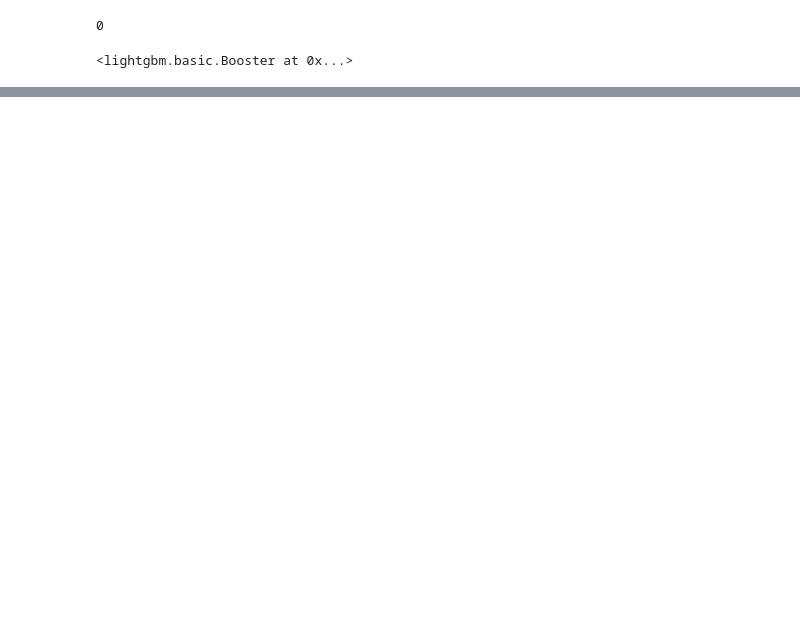
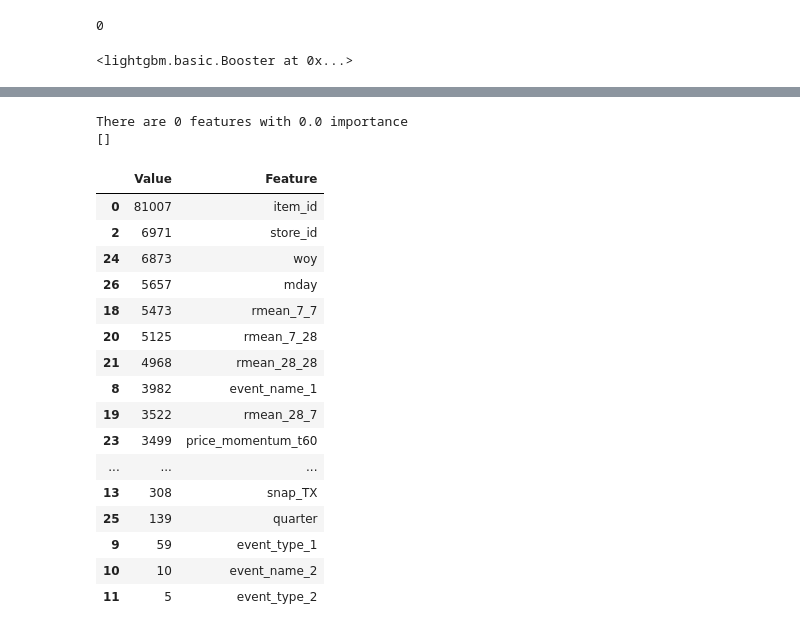
Before and after one commit to wzrd/m5-forecasting-competition, a Jupyter notebook: AlGreKo - Model 2 (LGBM Day By Day).ipynb, the cells around one changed output, grey strips where cells are left out. Cells and saved outputs as stored; diff of their text form; code cells hidden in the pictures; blank space fills up the shorter version.

```diff
--- a/AlGreKo - Model 2 (LGBM Day By Day).ipynb
+++ b/AlGreKo - Model 2 (LGBM Day By Day).ipynb
@@ -313,9 +335,29 @@ plt.show()
 # %%
 # Detection of features with zero-importance
-# zero_features = list(feature_importance[feature_importance['Value'] == 0]['Feature'])
-# print('\nThere are {} features with 0.0 importance'.format(len(zero_features)))
-# print(zero_features)
-# feature_importance
+zero_features = list(feature_importance[feature_importance['Value'] == 0]['Feature'])
+print('\nThere are {} features with 0.0 importance'.format(len(zero_features)))
+print(zero_features)
+feature_importance
+# %% [output]
+There are 0 features with 0.0 importance
+[]
+|  | Value | Feature |
+| 0 | 81007 | item_id |
+| 2 | 6971 | store_id |
+| 24 | 6873 | woy |
+| 26 | 5657 | mday |
+| 18 | 5473 | rmean_7_7 |
+| 20 | 5125 | rmean_7_28 |
+| 21 | 4968 | rmean_28_28 |
+| 8 | 3982 | event_name_1 |
+| 19 | 3522 | rmean_28_7 |
+| 23 | 3499 | price_momentum_t60 |
+| ... | ... | ... |
+| 13 | 308 | snap_TX |
+| 25 | 139 | quarter |
+| 9 | 59 | event_type_1 |
+| 10 | 10 | event_name_2 |
+| 11 | 5 | event_type_2 |
 # %%
 %%time
 
```
Also changed, not shown: parts of 24 cells of this notebook, 2 other files.
